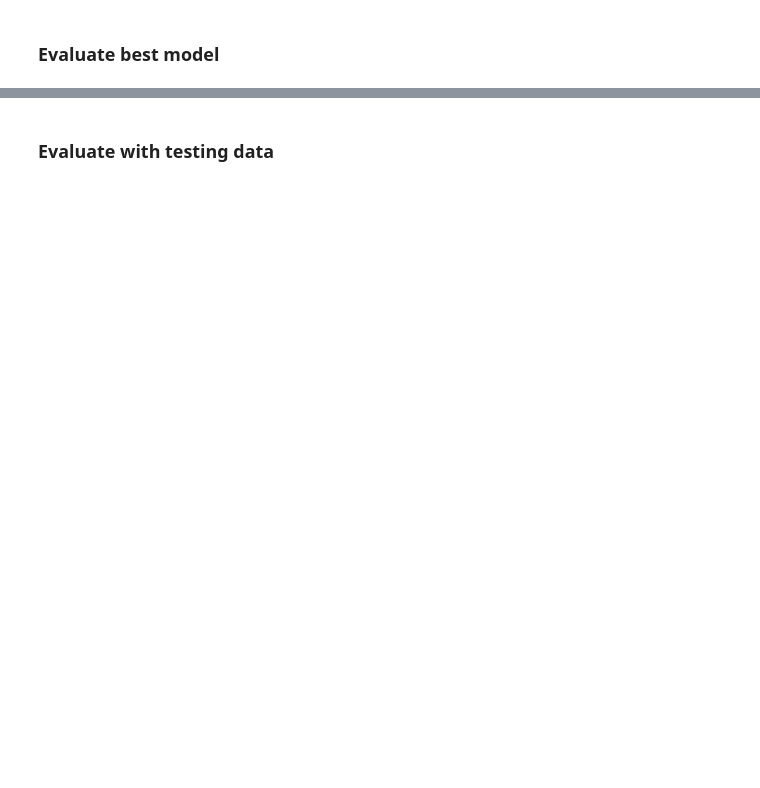
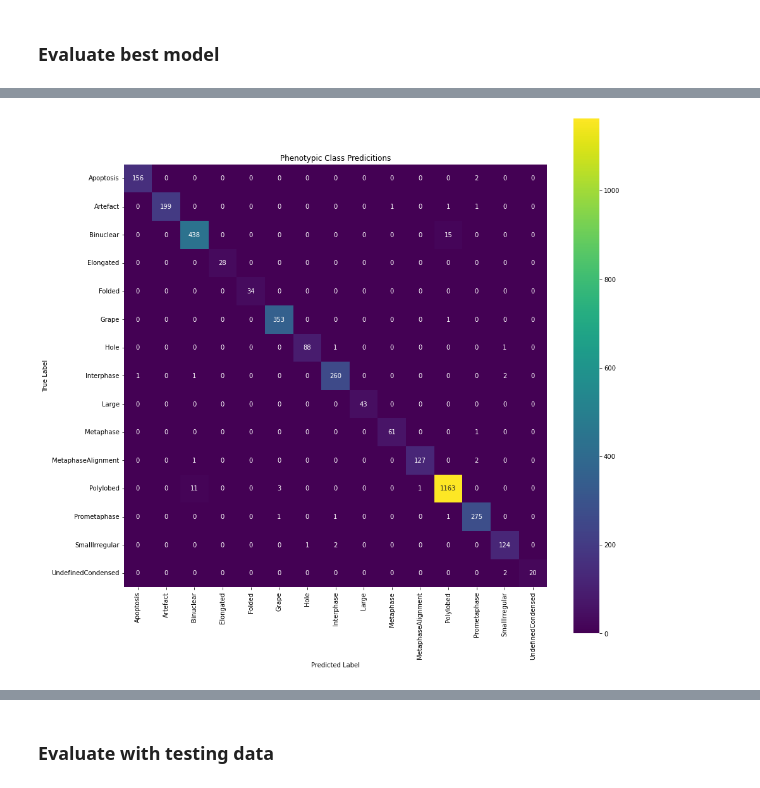
Before and after one commit to WayScience/phenotypic_profiling, a Jupyter notebook: 2.ML_model/2.evaluate_model.ipynb, the cells around one changed output, grey strips where cells are left out. Saved outputs shown, nothing was run; the diff lists cells and outputs as text; code cells hidden in the pictures; blank space fills up the shorter version.

```diff
--- a/2.ML_model/2.evaluate_model.ipynb
+++ b/2.ML_model/2.evaluate_model.ipynb
@@ -46,0 +31,4 @@ features_dataframe_path = pathlib.Path("../1.format_data/data/training_data.csv.
+# %%
+training_data = get_dataset(features_dataframe, data_split_indexes, "train")
+X_training, y_training = get_X_y_data(training_data)
+training_data
@@ -46,0 +49,4 @@ features_dataframe_path = pathlib.Path("../1.format_data/data/training_data.csv.
+# %%
+y_train, y_train_pred = evaluate_model_cm(log_reg_model, training_data)
+# %% [output]
+[figure, added]
```
Also changed, not shown: parts of 44 cells of this notebook, 3 other files.
